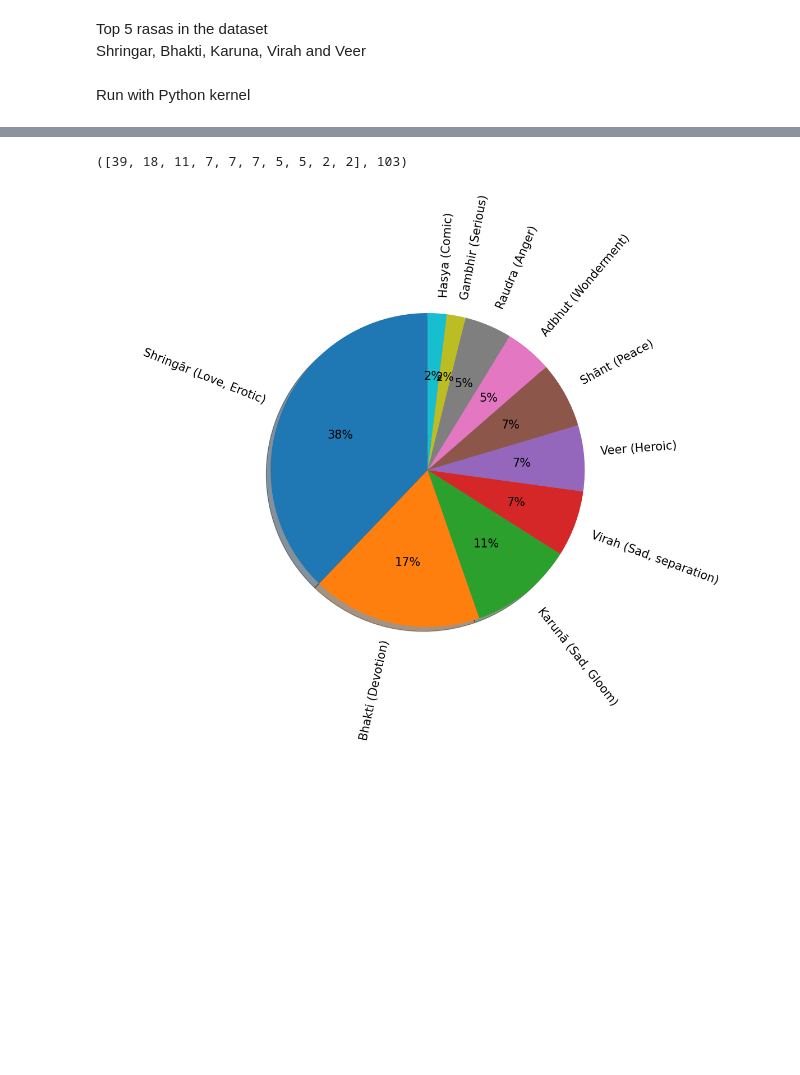
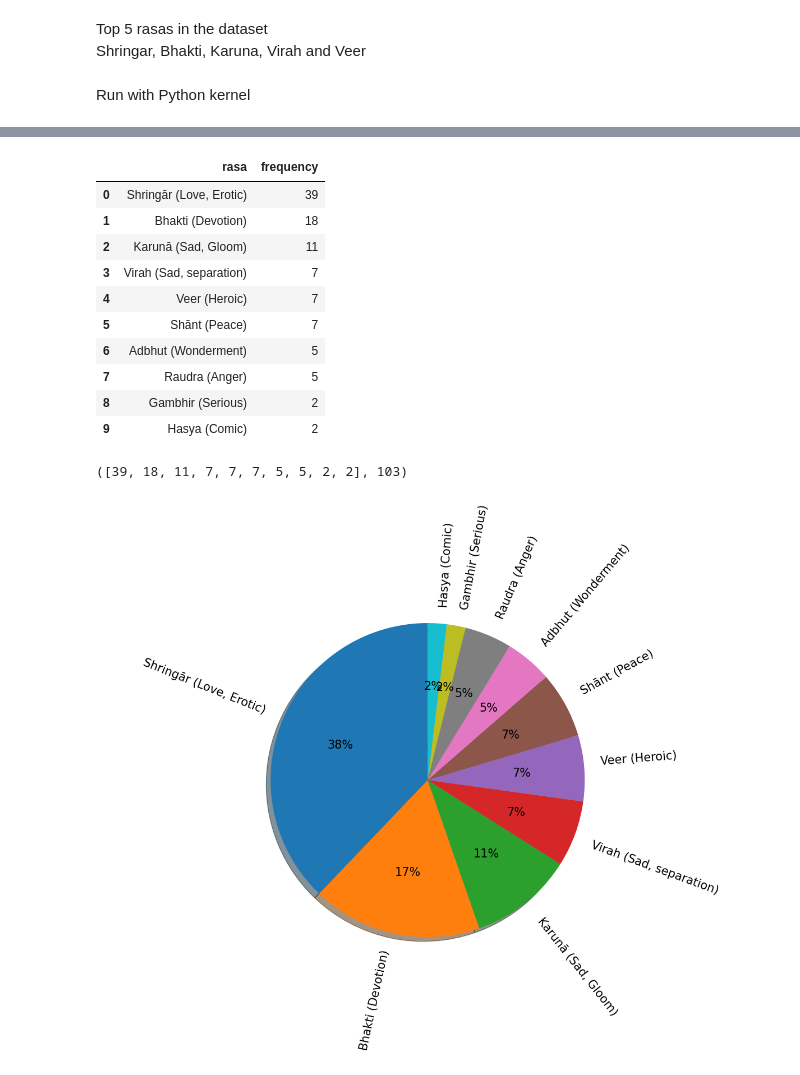
Before and after one commit to rhythmjain/ComputationalMusicology-TheRagaGuide, a Jupyter notebook: prelim_analysis.ipynb, the cells around one changed output, grey strips where cells are left out. Drawn from its saved outputs; the diff is of its cells as text; code cells hidden in the pictures; blank space fills up the shorter version.

```diff
--- a/prelim_analysis.ipynb
+++ b/prelim_analysis.ipynb
@@ -60,6 +42,20 @@ df
 
 df['rasa'] = ['Shringār (Love, Erotic)', 'Bhakti (Devotion)', 'Karunā (Sad, Gloom)', 'Virah (Sad, separation)', 'Veer (Heroic)',
               'Shānt (Peace)', 'Adbhut (Wonderment)', 'Raudra (Anger)', 'Gambhir (Serious)', 'Hasya (Comic)']
+# %%
+df
+# %% [output]
+|  | rasa | frequency |
+| 0 | Shringār (Love, Erotic) | 39 |
+| 1 | Bhakti (Devotion) | 18 |
+| 2 | Karunā (Sad, Gloom) | 11 |
+| 3 | Virah (Sad, separation) | 7 |
+| 4 | Veer (Heroic) | 7 |
+| 5 | Shānt (Peace) | 7 |
+| 6 | Adbhut (Wonderment) | 5 |
+| 7 | Raudra (Anger) | 5 |
+| 8 | Gambhir (Serious) | 2 |
+| 9 | Hasya (Comic) | 2 |
 # %%
 list(df[["frequency"]])
 
```
Also changed, not shown: parts of 1 cell of this notebook, 6 other files.
